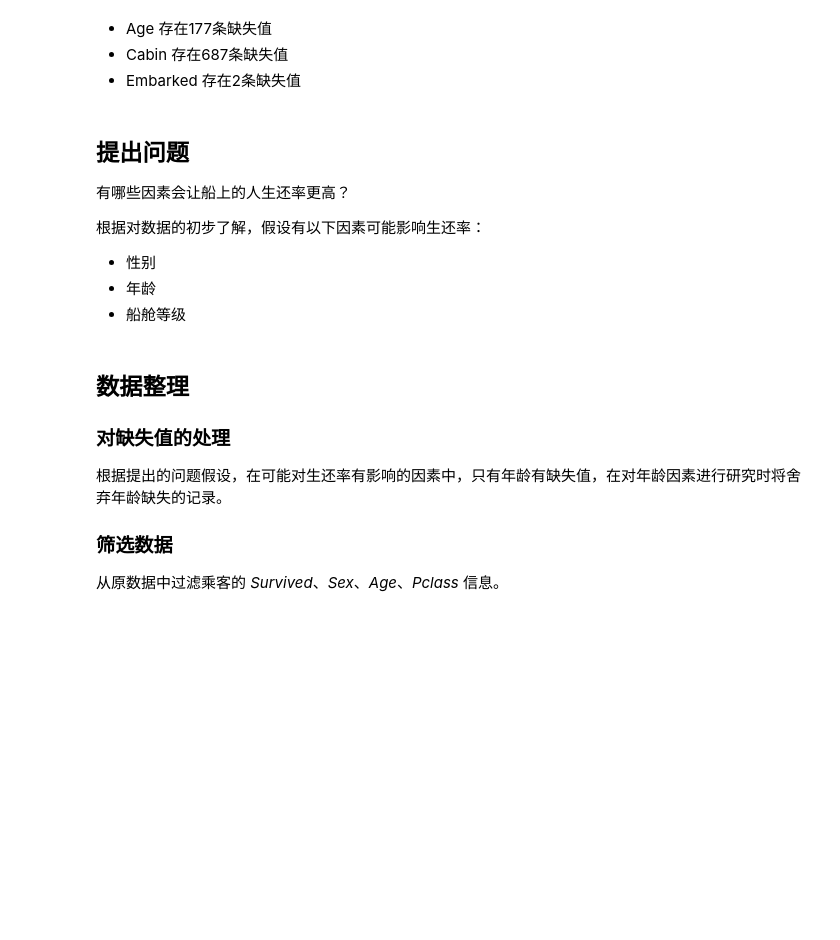
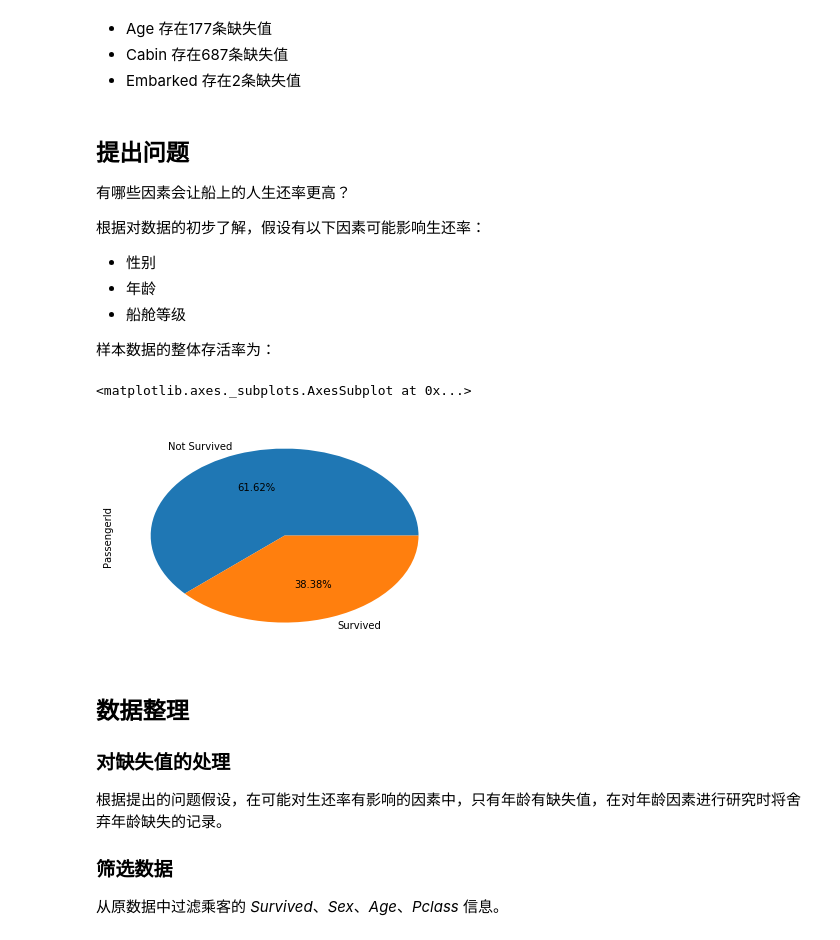
Before and after one commit to GreenWangcl/UD_ML, a Jupyter notebook: basic/p4_titanic_data_exploration/titanic_data_exploration.ipynb, the cells around one changed output. Drawn from its saved outputs; the diff is of its cells as text; code cells hidden in the pictures; blank space fills up the shorter version.

```diff
--- a/basic/p4_titanic_data_exploration/titanic_data_exploration.ipynb
+++ b/basic/p4_titanic_data_exploration/titanic_data_exploration.ipynb
@@ -78,6 +78,13 @@ dtype: int64
 - 性别
 - 年龄
 - 船舱等级
+
+样本数据的整体存活率为：
+# %%
+full_data.groupby('Survived')['PassengerId'].count().plot(kind='pie', autopct='%.2f%%', labels = ['Not Survived', 'Survived'])
+# %% [output]
+<matplotlib.axes._subplots.AxesSubplot at 0x...>
+[figure, added]
 # %% [markdown]
 ## 数据整理
 
```
Also changed, not shown: parts of 5 cells of this notebook, 1 other file.
